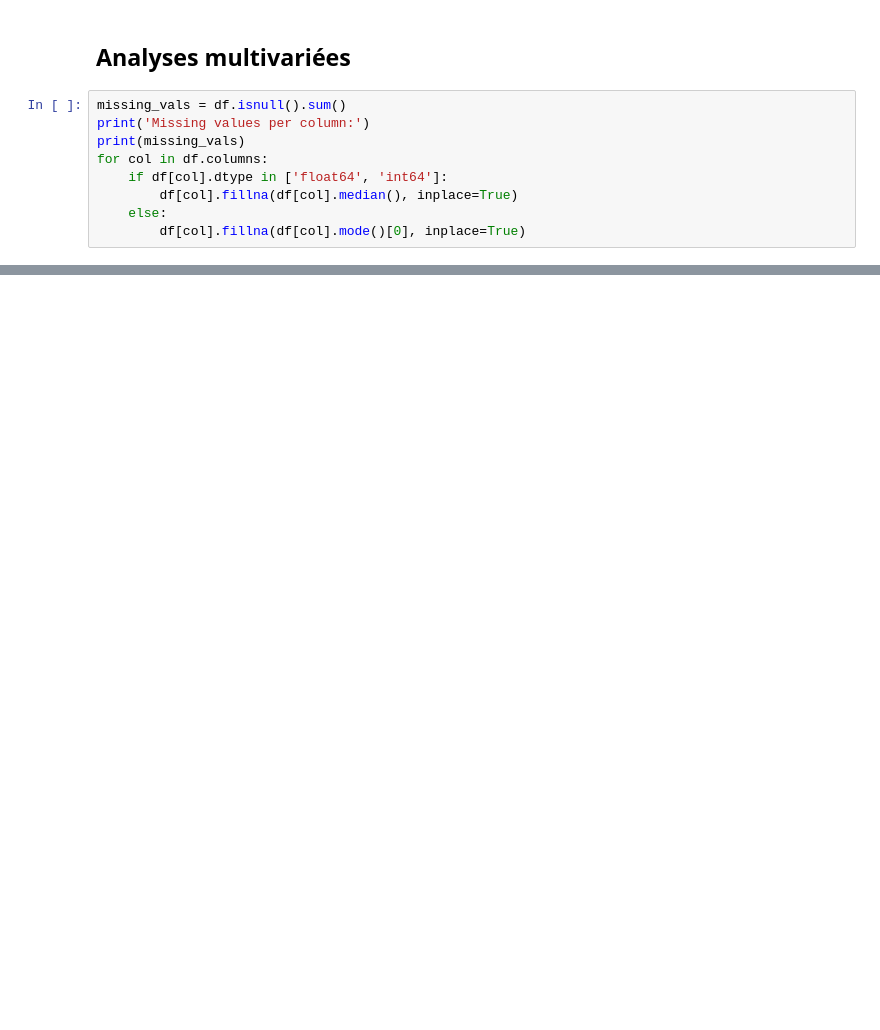
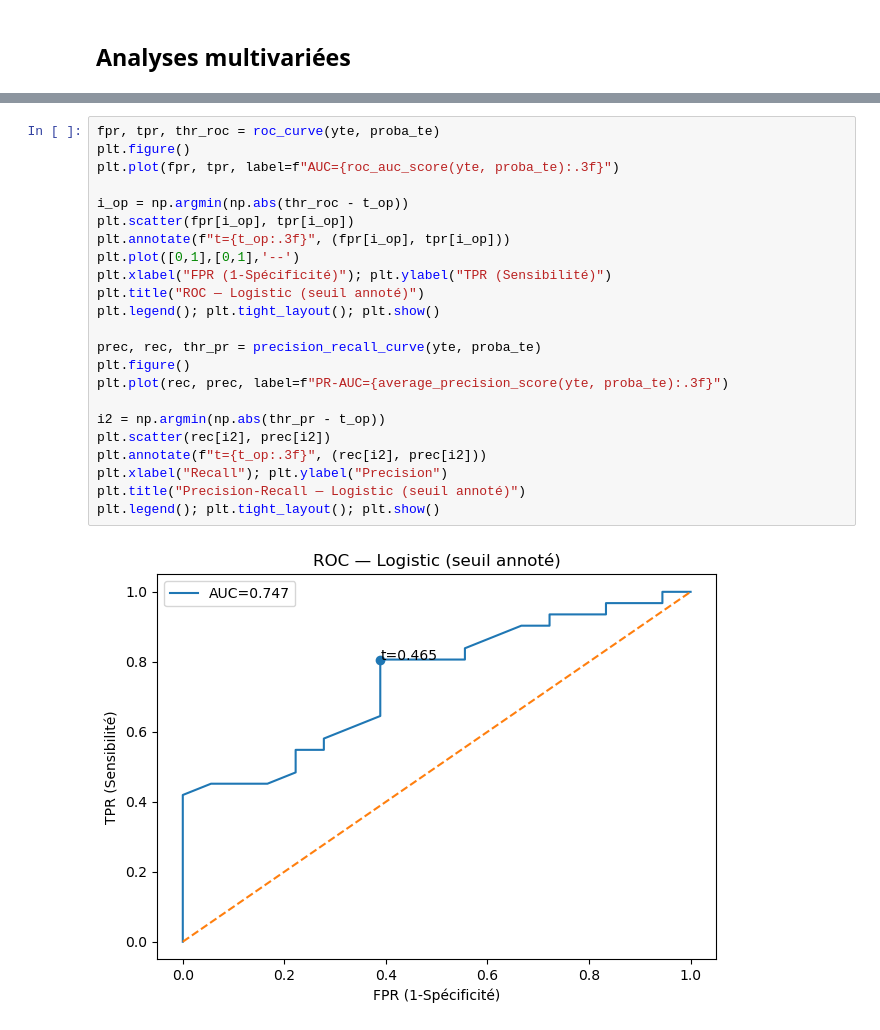
Before and after one commit to maxime2476/academic_stress_index_predict, a Jupyter notebook: academic_stress_notebook.ipynb, the cells around one changed output, grey strips where cells are left out. Saved outputs shown, nothing was run; the diff lists cells and outputs as text; blank space fills up the shorter version.

```diff
--- a/academic_stress_notebook.ipynb
+++ b/academic_stress_notebook.ipynb
@@ -285,11 +376,2 @@ sns.boxplot(x="
 # %% [markdown]
 ## Analyses multivariées
-# %%
-missing_vals = df.isnull().sum()
-print('Missing values per column:')
-print(missing_vals)
-for col in df.columns:
-    if df[col].dtype in ['float64', 'int64']:
-        df[col].fillna(df[col].median(), inplace=True)
-    else:
-        df[col].fillna(df[col].mode()[0], inplace=True)
@@ -370,0 +723,25 @@ Prediction Accuracy: 0.32
+# %%
+fpr, tpr, thr_roc = roc_curve(yte, proba_te)
+plt.figure()
+plt.plot(fpr, tpr, label=f"AUC={roc_auc_score(yte, proba_te):.3f}")
+
+i_op = np.argmin(np.abs(thr_roc - t_op))
+plt.scatter(fpr[i_op], tpr[i_op])
+plt.annotate(f"t={t_op:.3f}", (fpr[i_op], tpr[i_op]))
+plt.plot([0,1],[0,1],'--')
+plt.xlabel("FPR (1-Spécificité)"); plt.ylabel("TPR (Sensibilité)")
+plt.title("ROC — Logistic (seuil annoté)")
+plt.legend(); plt.tight_layout(); plt.show()
+
+prec, rec, thr_pr = precision_recall_curve(yte, proba_te)
+plt.figure()
+plt.plot(rec, prec, label=f"PR-AUC={average_precision_score(yte, proba_te):.3f}")
+
+i2 = np.argmin(np.abs(thr_pr - t_op))
+plt.scatter(rec[i2], prec[i2])
+plt.annotate(f"t={t_op:.3f}", (rec[i2], prec[i2]))
+plt.xlabel("Recall"); plt.ylabel("Precision")
+plt.title("Precision-Recall — Logistic (seuil annoté)")
+plt.legend(); plt.tight_layout(); plt.show()
+# %% [output]
+[figure, added]
```
Also changed, not shown: parts of 24 cells of this notebook.
